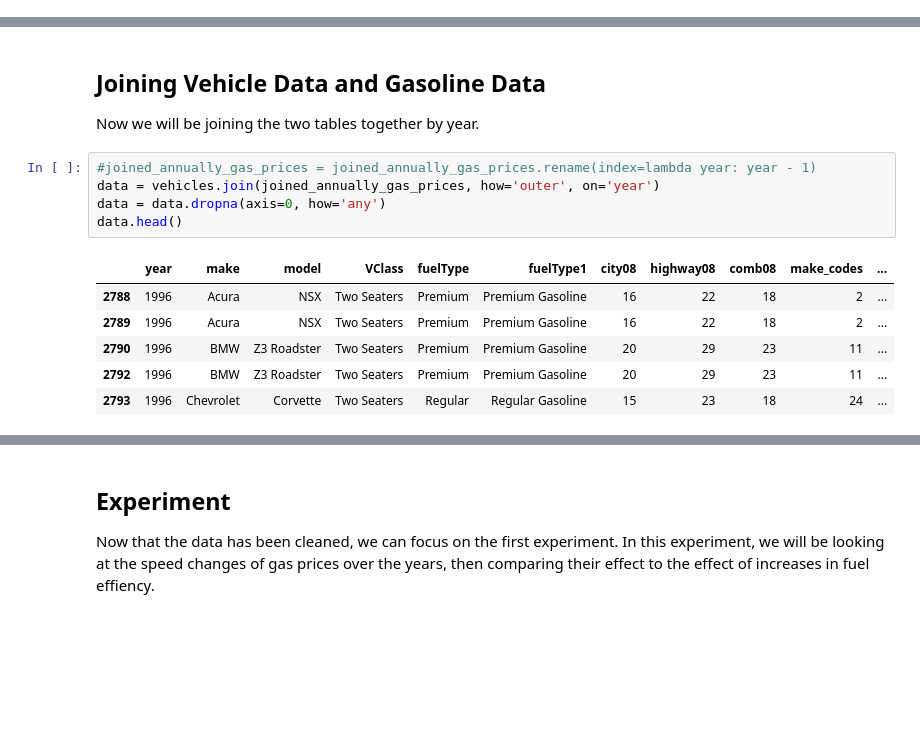
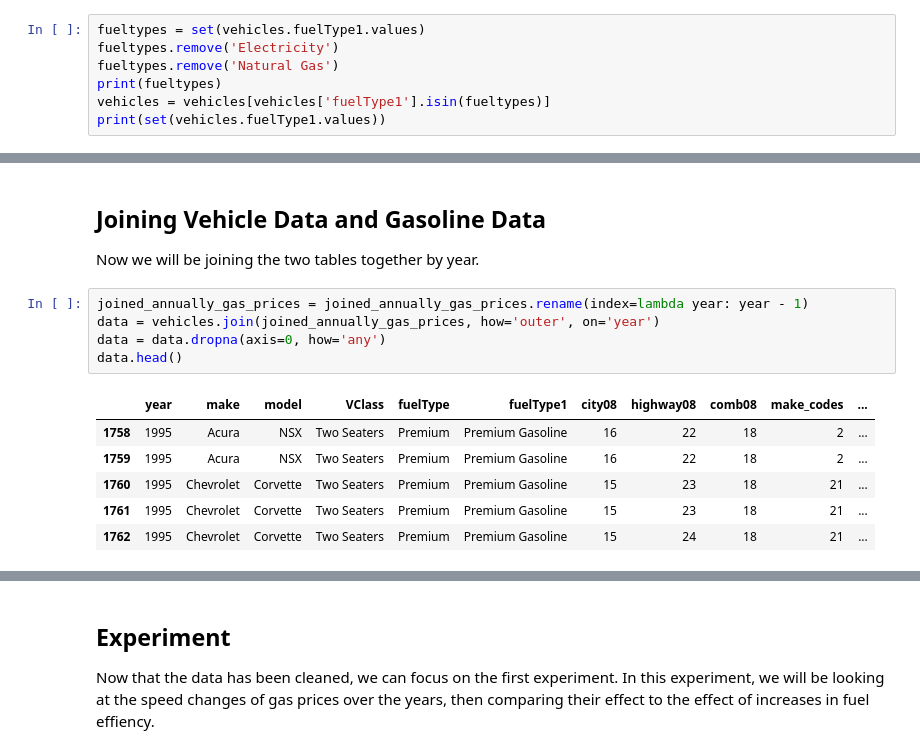
Before and after one commit to 21stBam/Data-Mining-Project, a Jupyter notebook: Bayesian_Regression.ipynb, the cells around one changed output, grey strips where cells are left out. Saved outputs shown, nothing was run; the diff lists cells and outputs as text; blank space fills up the shorter version.

```diff
--- a/Bayesian_Regression.ipynb
+++ b/Bayesian_Regression.ipynb
@@ -90,3 +90,10 @@ vehicles.head()
 | 2 | 1985 | Dodge | Charger | Subcompact Cars | Regular | Regular Gasoline | 23 | 33 | 27 |
 | 3 | 1985 | Dodge | B150/B250 Wagon 2WD | Vans | Regular | Regular Gasoline | 10 | 12 | 11 |
 | 4 | 1993 | Subaru | Legacy AWD Turbo | Compact Cars | Premium | Premium Gasoline | 17 | 23 | 19 |
+# %%
+fueltypes = set(vehicles.fuelType1.values)
+fueltypes.remove('Electricity')
+fueltypes.remove('Natural Gas')
+print(fueltypes)
+vehicles = vehicles[vehicles['fuelType1'].isin(fueltypes)]
+print(set(vehicles.fuelType1.values))
@@ -149,17 +159,17 @@ joined_annually_gas_prices.head()
 ## Joining Vehicle Data and Gasoline Data
 Now we will be joining the two tables together by year.
 # %%
-#joined_annually_gas_prices = joined_annually_gas_prices.rename(index=lambda year: year - 1)
+joined_annually_gas_prices = joined_annually_gas_prices.rename(index=lambda year: year - 1)
 data = vehicles.join(joined_annually_gas_prices, how='outer', on='year')
 data = data.dropna(axis=0, how='any')
 data.head()
 # %% [output]
 |  | year | make | model | VClass | fuelType | fuelType1 | city08 | highway08 | comb08 | make_codes | ... |
-| 2788 | 1996 | Acura | NSX | Two Seaters | Premium | Premium Gasoline | 16 | 22 | 18 | 2 | ... |
-| 2789 | 1996 | Acura | NSX | Two Seaters | Premium | Premium Gasoline | 16 | 22 | 18 | 2 | ... |
-| 2790 | 1996 | BMW | Z3 Roadster | Two Seaters | Premium | Premium Gasoline | 20 | 29 | 23 | 11 | ... |
-| 2792 | 1996 | BMW | Z3 Roadster | Two Seaters | Premium | Premium Gasoline | 20 | 29 | 23 | 11 | ... |
-| 2793 | 1996 | Chevrolet | Corvette | Two Seaters | Regular | Regular Gasoline | 15 | 23 | 18 | 24 | ... |
+| 1758 | 1995 | Acura | NSX | Two Seaters | Premium | Premium Gasoline | 16 | 22 | 18 | 2 | ... |
+| 1759 | 1995 | Acura | NSX | Two Seaters | Premium | Premium Gasoline | 16 | 22 | 18 | 2 | ... |
+| 1760 | 1995 | Chevrolet | Corvette | Two Seaters | Premium | Premium Gasoline | 15 | 23 | 18 | 21 | ... |
+| 1761 | 1995 | Chevrolet | Corvette | Two Seaters | Premium | Premium Gasoline | 15 | 23 | 18 | 21 | ... |
+| 1762 | 1995 | Chevrolet | Corvette | Two Seaters | Premium | Premium Gasoline | 15 | 24 | 18 | 21 | ... |
 # %%
 data = data.set_index(['year', 'make', 'model'])
 data.sort_values('make_codes')
```
Also changed, not shown: parts of 8 cells of this notebook, 4 other files.
